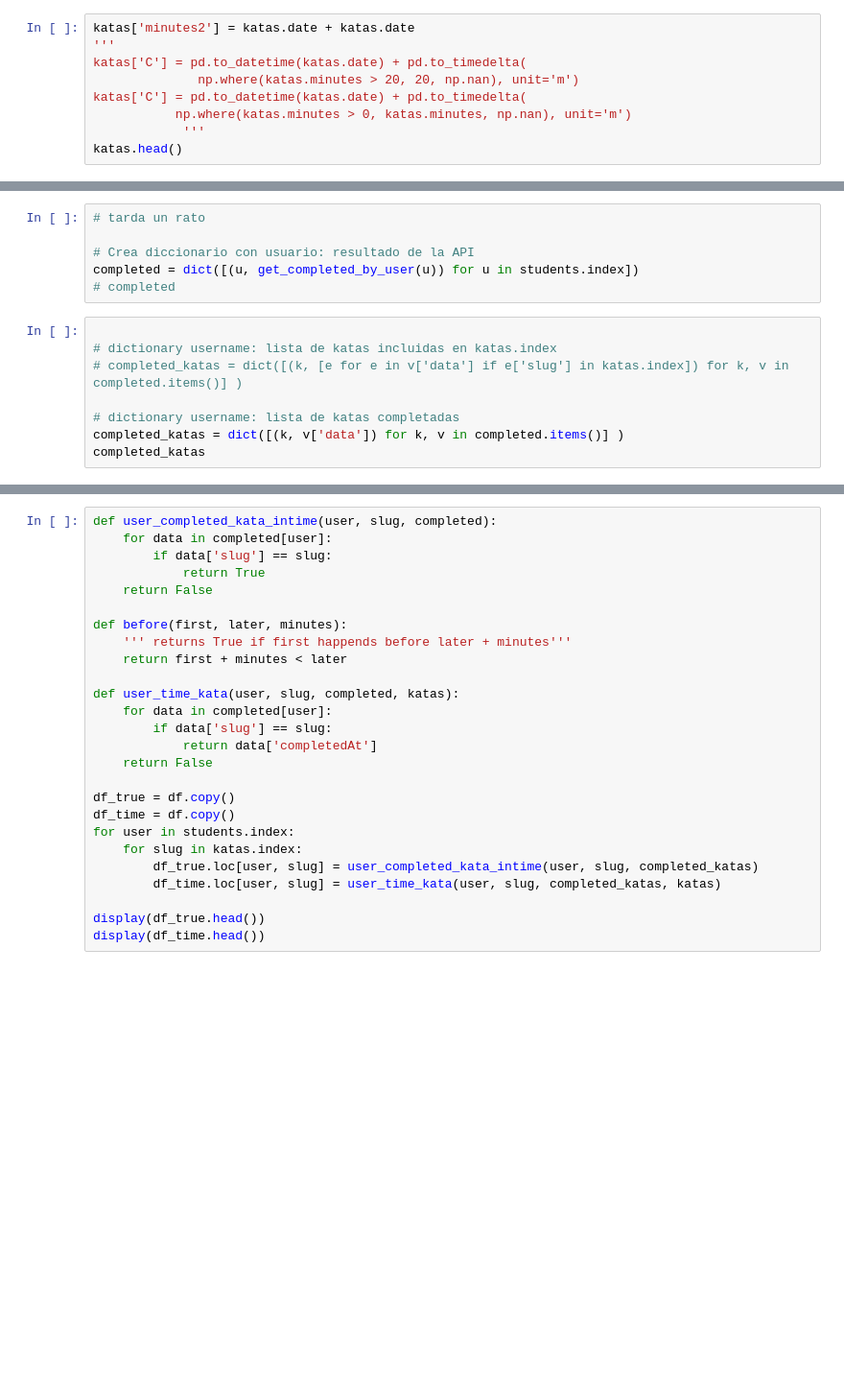
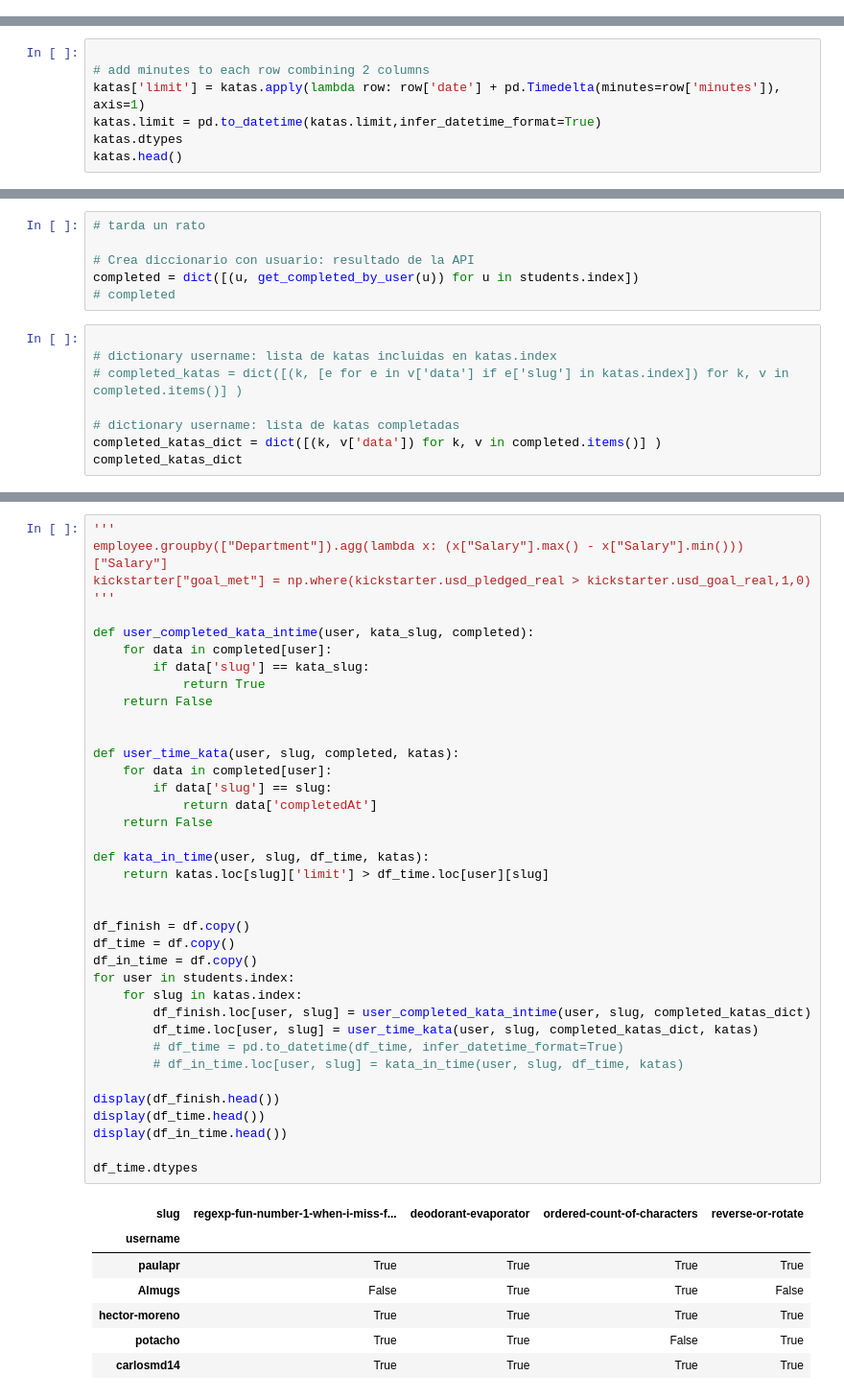
Before and after one commit to agalvezcorell/codewars-kata-student-correction-ih, a Jupyter notebook: codewars-kata-student-list.ipynb, the cells around one changed output, grey strips where cells are left out. Shown at 96% size. Saved outputs shown, nothing was run; the diff lists cells and outputs as text; blank space fills up the shorter version.

```diff
--- a/codewars-kata-student-list.ipynb
+++ b/codewars-kata-student-list.ipynb
@@ -63,9 +42,0 @@ AttributeError: attribute 'minute' of 'datetime.datetime' objects is not writabl
-# %%
-katas['minutes2'] = katas.date + katas.date
-'''
-katas['C'] = pd.to_datetime(katas.date) + pd.to_timedelta(
-              np.where(katas.minutes > 20, 20, np.nan), unit='m')
-katas['C'] = pd.to_datetime(katas.date) + pd.to_timedelta(
-           np.where(katas.minutes > 0, katas.minutes, np.nan), unit='m')
-            '''
-katas.head()
@@ -73,0 +43,7 @@ TypeError: cannot add DatetimeArray and DatetimeArray
+# %%
+
+# add minutes to each row combining 2 columns
+katas['limit'] = katas.apply(lambda row: row['date'] + pd.Timedelta(minutes=row['minutes']), axis=1)
+katas.limit = pd.to_datetime(katas.limit,infer_datetime_format=True)
+katas.dtypes
+katas.head()
@@ -101,5 +88,5 @@ completed = dict([(u, get_completed_by_user(u)) for u in students.index])
 # completed_katas = dict([(k, [e for e in v['data'] if e['slug'] in katas.index]) for k, v in completed.items()] )
 
 # dictionary username: lista de katas completadas
-completed_katas = dict([(k, v['data']) for k, v in completed.items()] )
-completed_katas
+completed_katas_dict = dict([(k, v['data']) for k, v in completed.items()] )
+completed_katas_dict
@@ -106,26 +111,46 @@ completed_katas
 # %%
-def user_completed_kata_intime(user, slug, completed):
+'''
+employee.groupby(["Department"]).agg(lambda x: (x["Salary"].max() - x["Salary"].min()))["Salary"]
+kickstarter["goal_met"] = np.where(kickstarter.usd_pledged_real > kickstarter.usd_goal_real,1,0)
+'''
+
+def user_completed_kata_intime(user, kata_slug, completed):
     for data in completed[user]:
-        if data['slug'] == slug:
+        if data['slug'] == kata_slug:
             return True
     return False
 
-def before(first, later, minutes):
-    ''' returns True if first happends before later + minutes'''
-    return first + minutes < later
 
 def user_time_kata(user, slug, completed, katas):
     for data in completed[user]:
         if data['slug'] == slug:
             return data['completedAt']
     return False
 
-df_true = df.copy()
+def kata_in_time(user, slug, df_time, katas):
+    return katas.loc[slug]['limit'] > df_time.loc[user][slug]
+
+
+df_finish = df.copy()
 df_time = df.copy()
+df_in_time = df.copy()
 for user in students.index:
     for slug in katas.index:
-        df_true.loc[user, slug] = user_completed_kata_intime(user, slug, completed_katas)
-        df_time.loc[user, slug] = user_time_kata(user, slug, completed_katas, katas)
+        df_finish.loc[user, slug] = user_completed_kata_intime(user, slug, completed_katas_dict)
+        df_time.loc[user, slug] = user_time_kata(user, slug, completed_katas_dict, katas)
+        # df_time = pd.to_datetime(df_time, infer_datetime_format=True)
+        # df_in_time.loc[user, slug] = kata_in_time(user, slug, df_time, katas)
 
-display(df_true.head())
+display(df_finish.head())
 display(df_time.head())
+display(df_in_time.head())
+
+df_time.dtypes
+# %% [output]
+| slug | regexp-fun-number-1-when-i-miss-f... | deodorant-evaporator | ordered-count-of-characters | reverse-or-rotate |
+| username |  |  |  |  |
+| paulapr | True | True | True | True |
+| Almugs | False | True | True | False |
+| hector-moreno | True | True | True | True |
+| potacho | True | True | False | True |
+| carlosmd14 | True | True | True | True |
```
Also changed, not shown: parts of 15 cells of this notebook, 1 other file.
